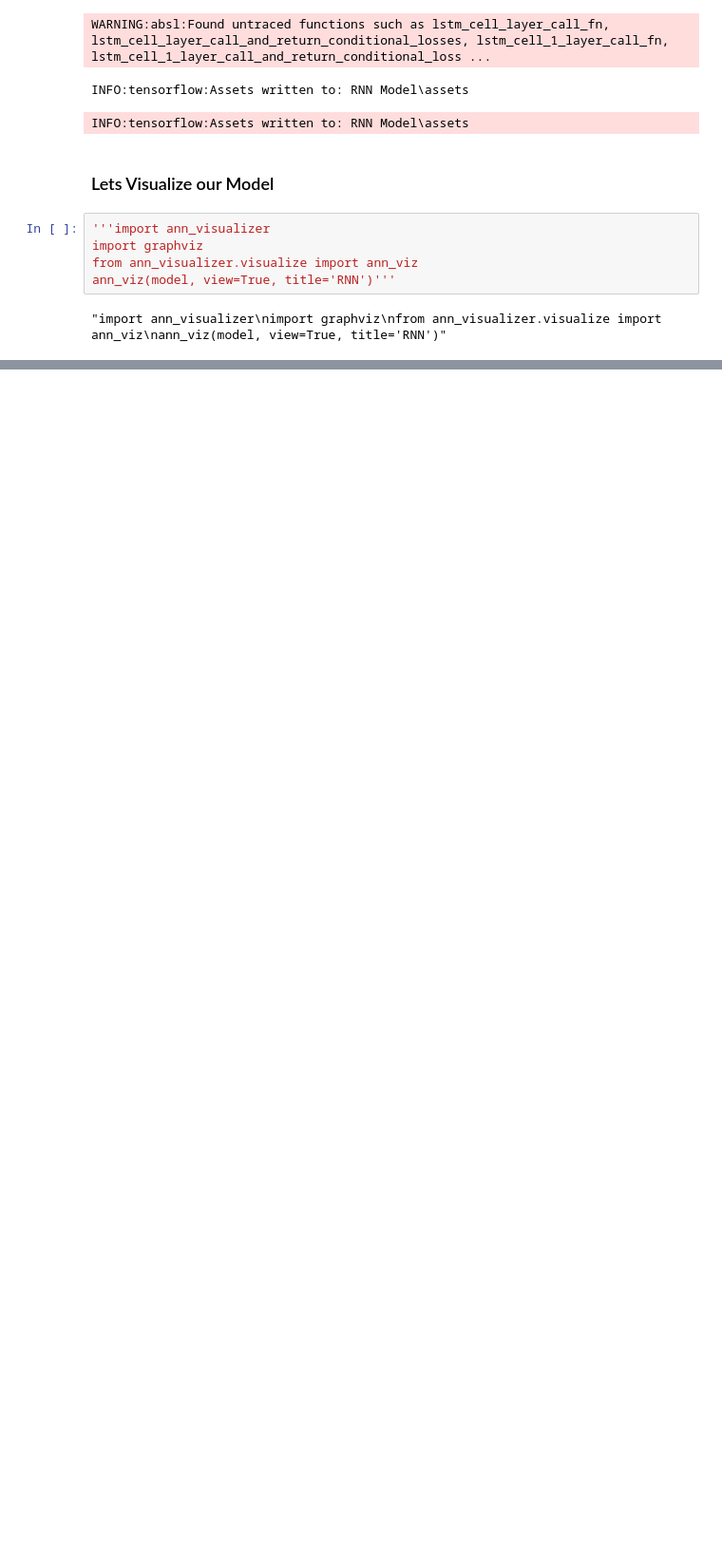
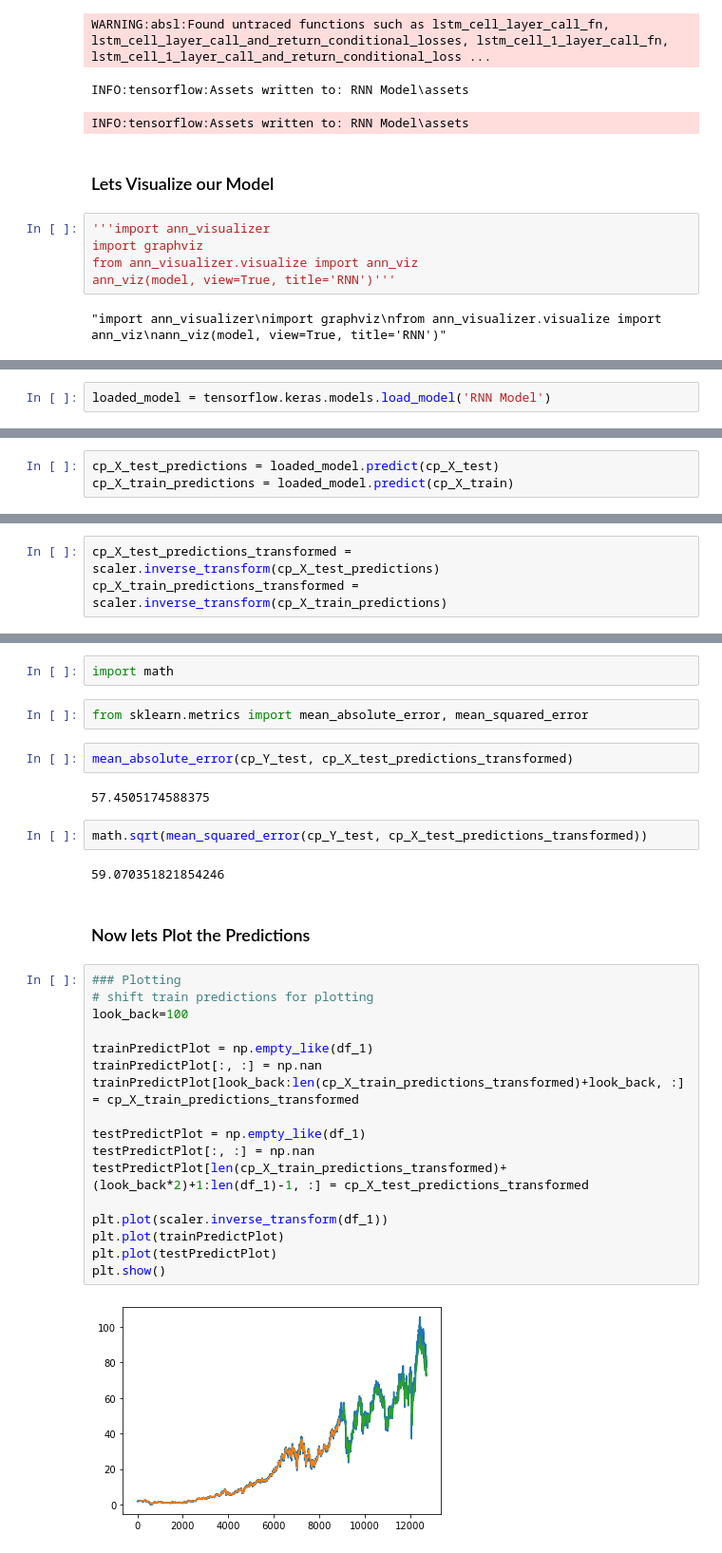
Before and after one commit to rutwik777/Stock-Market-Predictions-Time-Series-Modelling, a Jupyter notebook: Emerson Electric Co Stock Analysis/EMC Stock Price Predictions.ipynb, the cells around one changed output, grey strips where cells are left out. Shown at 95% size. Cells and saved outputs as stored; diff of their text form; blank space fills up the shorter version.

Commit message:
Updated EMC Stock Prediction

```diff
--- a/Emerson Electric Co Stock Analysis/EMC Stock Price Predictions.ipynb
+++ b/Emerson Electric Co Stock Analysis/EMC Stock Price Predictions.ipynb
@@ -249,0 +252,2 @@ ann_viz(model, view=True, title='RNN')'''
+# %%
+loaded_model = tensorflow.keras.models.load_model('RNN Model')
@@ -249,0 +256,3 @@ ann_viz(model, view=True, title='RNN')'''
+# %%
+cp_X_test_predictions = loaded_model.predict(cp_X_test)
+cp_X_train_predictions = loaded_model.predict(cp_X_train)
@@ -249,0 +269,3 @@ ann_viz(model, view=True, title='RNN')'''
+# %%
+cp_X_test_predictions_transformed = scaler.inverse_transform(cp_X_test_predictions)
+cp_X_train_predictions_transformed = scaler.inverse_transform(cp_X_train_predictions)
@@ -249,0 +284,33 @@ ann_viz(model, view=True, title='RNN')'''
+# %%
+import math
+# %%
+from sklearn.metrics import mean_absolute_error, mean_squared_error
+# %%
+mean_absolute_error(cp_Y_test, cp_X_test_predictions_transformed)
+# %% [output]
+57.4505174588375
+# %%
+math.sqrt(mean_squared_error(cp_Y_test, cp_X_test_predictions_transformed))
+# %% [output]
+59.070351821854246
+# %% [markdown]
+### Now lets Plot the Predictions
+# %%
+### Plotting
+# shift train predictions for plotting
+look_back=100
+
+trainPredictPlot = np.empty_like(df_1)
+trainPredictPlot[:, :] = np.nan
+trainPredictPlot[look_back:len(cp_X_train_predictions_transformed)+look_back, :] = cp_X_train_predictions_transformed
+
+testPredictPlot = np.empty_like(df_1)
+testPredictPlot[:, :] = np.nan
+testPredictPlot[len(cp_X_train_predictions_transformed)+(look_back*2)+1:len(df_1)-1, :] = cp_X_test_predictions_transformed
+
+plt.plot(scaler.inverse_transform(df_1))
+plt.plot(trainPredictPlot)
+plt.plot(testPredictPlot)
+plt.show()
+# %% [output]
+[figure, added]
```
Also changed, not shown: parts of 5 cells of this notebook.
